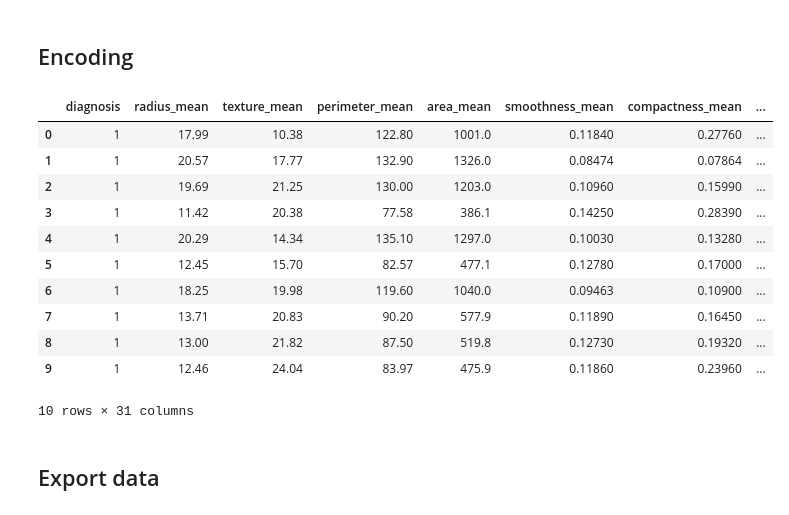
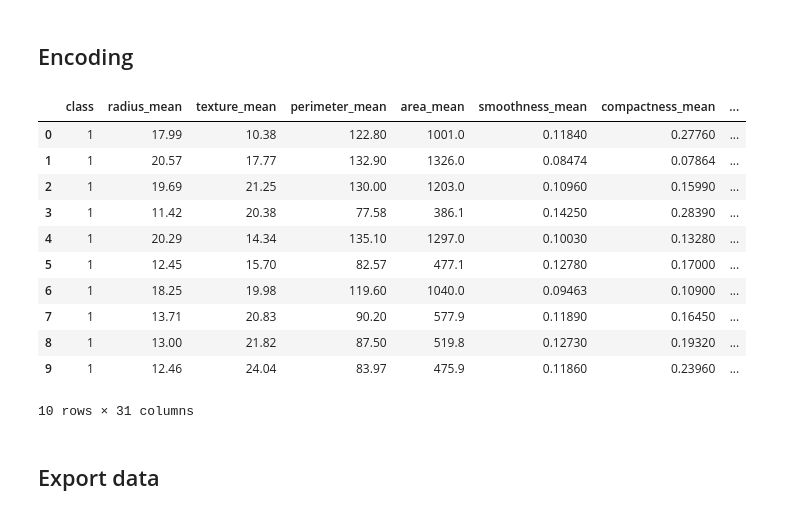
Before and after one commit to TheSyx04/project-1, a Jupyter notebook: data/process_dataset_1.ipynb, the cells around one changed output. Cells and saved outputs as stored; diff of their text form; code cells hidden in the pictures.

```diff
--- a/data/process_dataset_1.ipynb
+++ b/data/process_dataset_1.ipynb
@@ -126,9 +126,10 @@ memory usage: 137.9+ KB
 # %%
 label_encoding = preprocessing.LabelEncoder()
 df['diagnosis'] = label_encoding.fit_transform(df['diagnosis'])
+df.rename(columns={'diagnosis': 'class'}, inplace=True)
 df.head(10)
 # %% [output]
-|  | diagnosis | radius_mean | texture_mean | perimeter_mean | area_mean | smoothness_mean | compactness_mean | ... |
+|  | class | radius_mean | texture_mean | perimeter_mean | area_mean | smoothness_mean | compactness_mean | ... |
 | 0 | 1 | 17.99 | 10.38 | 122.80 | 1001.0 | 0.11840 | 0.27760 | ... |
 | 1 | 1 | 20.57 | 17.77 | 132.90 | 1326.0 | 0.08474 | 0.07864 | ... |
 | 2 | 1 | 19.69 | 21.25 | 130.00 | 1203.0 | 0.10960 | 0.15990 | ... |
```
Also changed, not shown: 1 other file.
